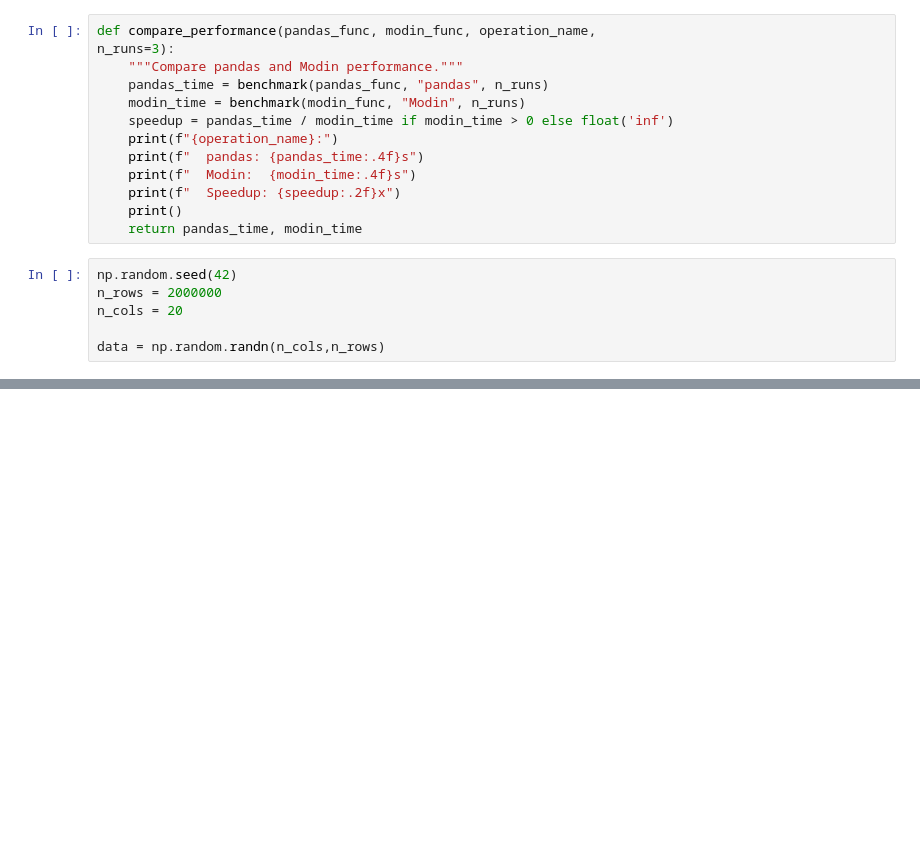
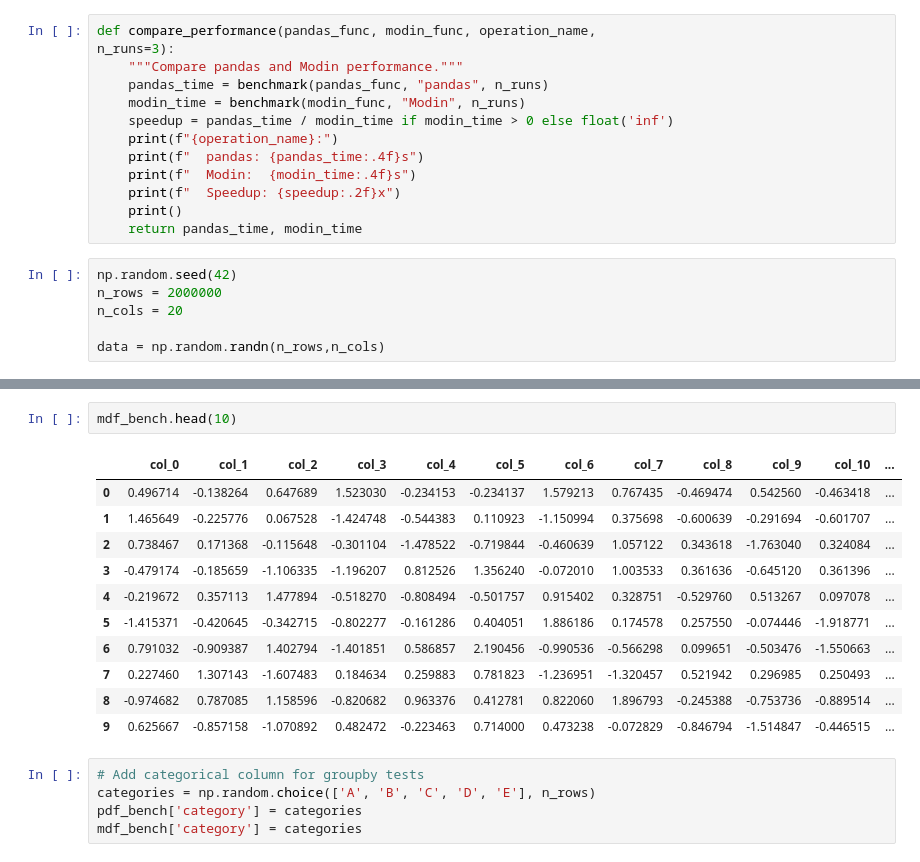
Before and after one commit to maazbinadnan/SCC-454, a Jupyter notebook: lab1.ipynb, the cells around one changed output, grey strips where cells are left out. Saved outputs shown, nothing was run; the diff lists cells and outputs as text; blank space fills up the shorter version.

```diff
--- a/lab1.ipynb
+++ b/lab1.ipynb
@@ -111,4 +111,4 @@ np.random.seed(42)
 n_rows = 2000000
 n_cols = 20
 
-data = np.random.randn(n_cols,n_rows)
+data = np.random.randn(n_rows,n_cols)
@@ -114,0 +121,19 @@ data = np.random.randn(n_cols,n_rows)
+# %%
+mdf_bench.head(10)
+# %% [output]
+|  | col_0 | col_1 | col_2 | col_3 | col_4 | col_5 | col_6 | col_7 | col_8 | col_9 | col_10 | ... |
+| 0 | 0.496714 | -0.138264 | 0.647689 | 1.523030 | -0.234153 | -0.234137 | 1.579213 | 0.767435 | -0.469474 | 0.542560 | -0.463418 | ... |
+| 1 | 1.465649 | -0.225776 | 0.067528 | -1.424748 | -0.544383 | 0.110923 | -1.150994 | 0.375698 | -0.600639 | -0.291694 | -0.601707 | ... |
+| 2 | 0.738467 | 0.171368 | -0.115648 | -0.301104 | -1.478522 | -0.719844 | -0.460639 | 1.057122 | 0.343618 | -1.763040 | 0.324084 | ... |
+| 3 | -0.479174 | -0.185659 | -1.106335 | -1.196207 | 0.812526 | 1.356240 | -0.072010 | 1.003533 | 0.361636 | -0.645120 | 0.361396 | ... |
+| 4 | -0.219672 | 0.357113 | 1.477894 | -0.518270 | -0.808494 | -0.501757 | 0.915402 | 0.328751 | -0.529760 | 0.513267 | 0.097078 | ... |
+| 5 | -1.415371 | -0.420645 | -0.342715 | -0.802277 | -0.161286 | 0.404051 | 1.886186 | 0.174578 | 0.257550 | -0.074446 | -1.918771 | ... |
+| 6 | 0.791032 | -0.909387 | 1.402794 | -1.401851 | 0.586857 | 2.190456 | -0.990536 | -0.566298 | 0.099651 | -0.503476 | -1.550663 | ... |
+| 7 | 0.227460 | 1.307143 | -1.607483 | 0.184634 | 0.259883 | 0.781823 | -1.236951 | -1.320457 | 0.521942 | 0.296985 | 0.250493 | ... |
+| 8 | -0.974682 | 0.787085 | 1.158596 | -0.820682 | 0.963376 | 0.412781 | 0.822060 | 1.896793 | -0.245388 | -0.753736 | -0.889514 | ... |
+| 9 | 0.625667 | -0.857158 | -1.070892 | 0.482472 | -0.223463 | 0.714000 | 0.473238 | -0.072829 | -0.846794 | -1.514847 | -0.446515 | ... |
+# %%
+# Add categorical column for groupby tests
+categories = np.random.choice(['A', 'B', 'C', 'D', 'E'], n_rows)
+pdf_bench['category'] = categories
+mdf_bench['category'] = categories
```
Also changed, not shown: parts of 10 cells of this notebook.
